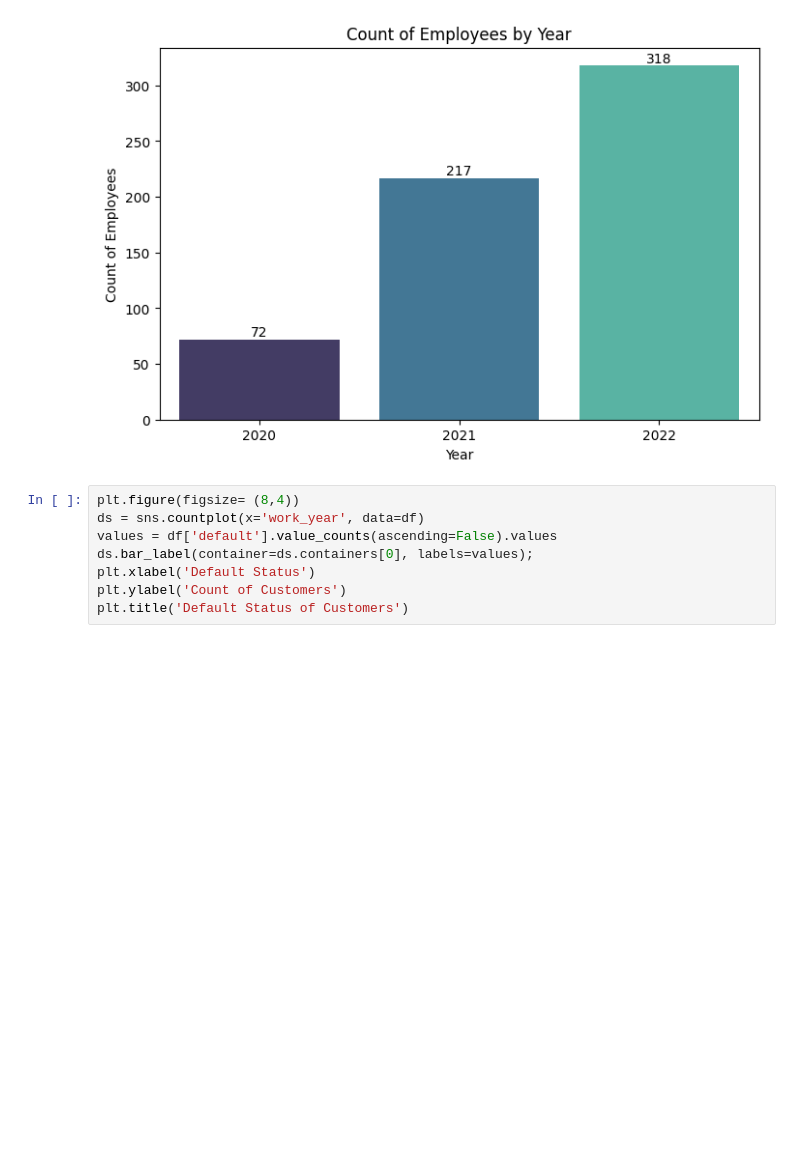
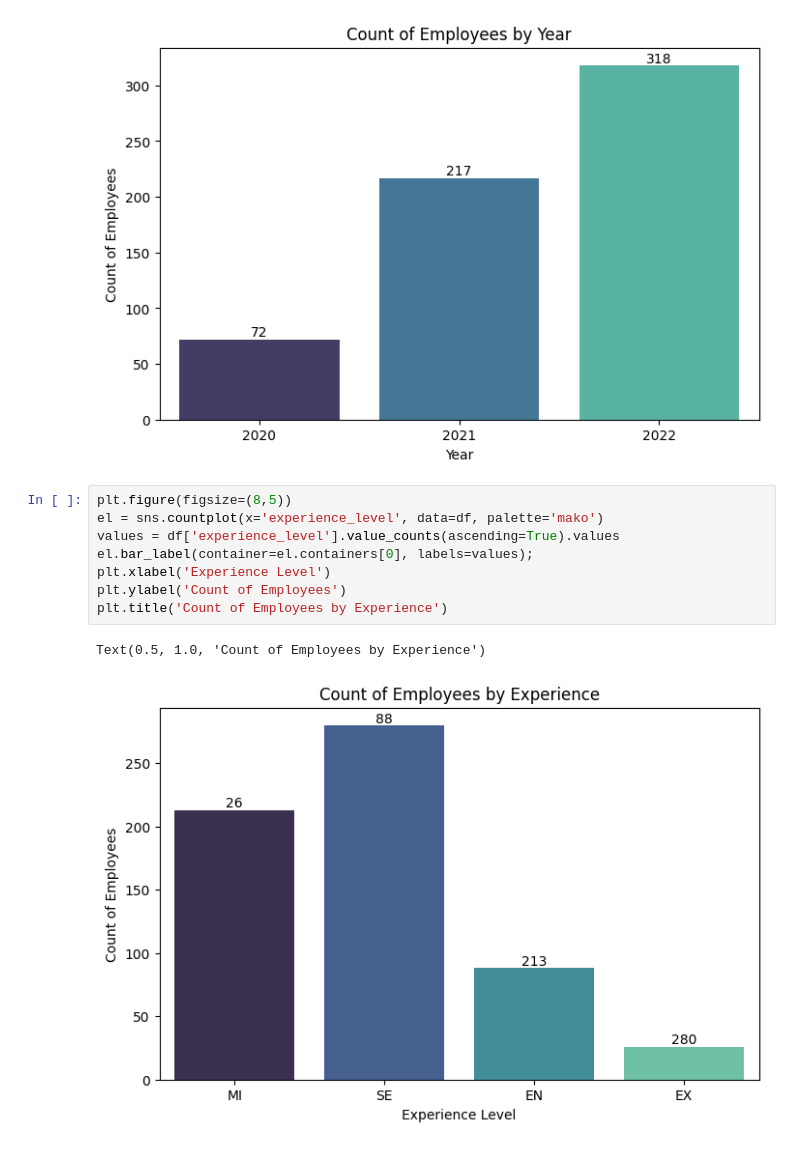
Before and after one commit to kayodeolusanya/Data-Scientist-Salaries-Python-, a Jupyter notebook: Data_Scientist.ipynb, the cells around one changed output. Cells and saved outputs as stored; diff of their text form; blank space fills up the shorter version.

```diff
--- a/Data_Scientist.ipynb
+++ b/Data_Scientist.ipynb
@@ -100,10 +100,13 @@ plt.title('Count of Employees by Year');
 # %% [output]
 [figure]
 # %%
-plt.figure(figsize= (8,4))
-ds = sns.countplot(x='work_year', data=df)
-values = df['default'].value_counts(ascending=False).values
-ds.bar_label(container=ds.containers[0], labels=values);
-plt.xlabel('Default Status')
-plt.ylabel('Count of Customers')
-plt.title('Default Status of Customers')
+plt.figure(figsize=(8,5))
+el = sns.countplot(x='experience_level', data=df, palette='mako')
+values = df['experience_level'].value_counts(ascending=True).values
+el.bar_label(container=el.containers[0], labels=values);
+plt.xlabel('Experience Level')
+plt.ylabel('Count of Employees')
+plt.title('Count of Employees by Experience')
+# %% [output]
+Text(0.5, 1.0, 'Count of Employees by Experience')
+[figure, added]
```
Also changed, not shown: parts of 10 cells of this notebook.
